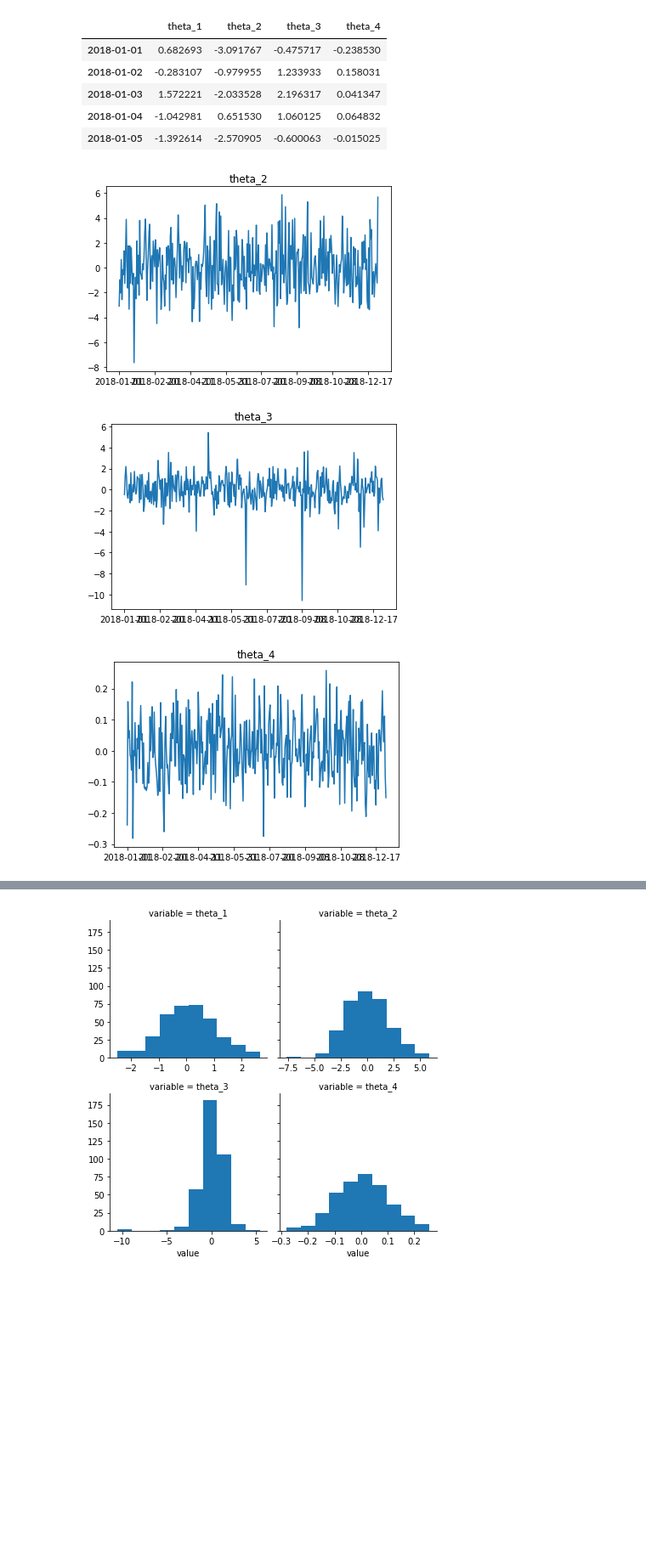
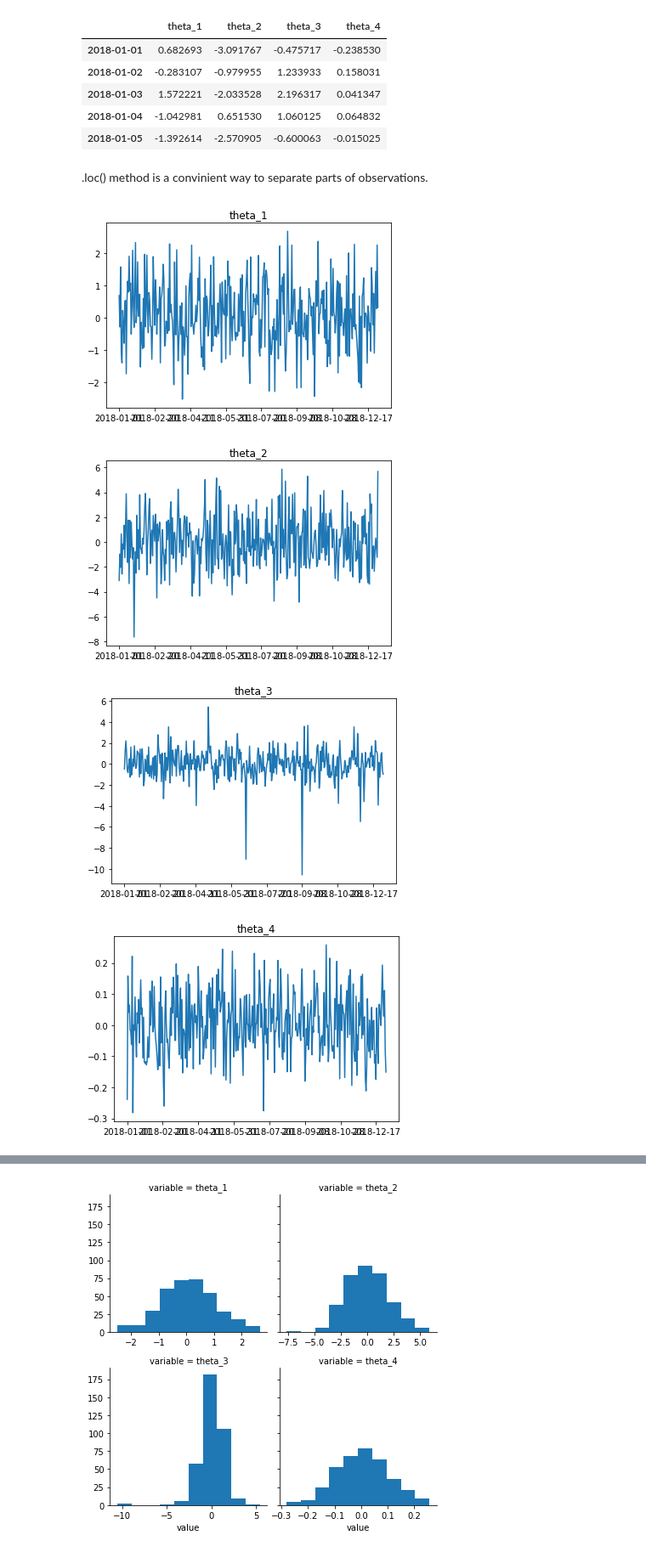
Before and after one commit to gondekbartlomiej/Data-Analitics, a Jupyter notebook: lab_1/command_files/main.ipynb, the cells around one changed output, grey strips where cells are left out. Shown at 85% size. Cells and saved outputs as stored; diff of their text form; code cells hidden in the pictures; blank space fills up the shorter version.

Commit message:
Comments added to Lab1 and Lab2-part1

```diff
--- a/lab_1/command_files/main.ipynb
+++ b/lab_1/command_files/main.ipynb
@@ -21,5 +18,0 @@ Plotting each column as timeseries with respect to index column (date-time stamp
-# %%
-for c in df.columns[1:]:
-    df[c].plot()
-    plt.title(c)
-    plt.show()
@@ -34,5 +18,0 @@ Plotting each column as timeseries with respect to index column (date-time stamp
-# %%
-for c in df.columns[1:]:
-    df[c].plot()
-plt.legend(df.columns[1:])
-plt.show()
@@ -50,0 +31,5 @@ dfm = df.melt()
+# %%
+for c in df.columns:
+    df[c].plot()
+    plt.title(c)
+    plt.show()
@@ -50,0 +45,5 @@ dfm = df.melt()
+# %%
+for c in df.columns:
+    df[c].plot()
+plt.legend(df.columns)
+plt.show()
@@ -74,13 +92,16 @@ df2.head()
 | 2018-01-03 | 1.572221 | -2.033528 | 2.196317 | 0.041347 |
 | 2018-01-04 | -1.042981 | 0.651530 | 1.060125 | 0.064832 |
 | 2018-01-05 | -1.392614 | -2.570905 | -0.600063 | -0.015025 |
+# %% [markdown]
+.loc() method is a convinient way to separate parts of observations.
 # %%
-for c in df2.columns[1:]:
+for c in df2.columns:
     df2[c].plot()
     plt.title(c)
     plt.show()
 # %% [output]
-[figure, old version]
+[figure, new version]
-[figure, old version]
+[figure, new version]
-[figure, old version]
+[figure, new version]
+[figure, added]
 # %%
```
Also changed, not shown: parts of 17 cells of this notebook, 10 other files.
